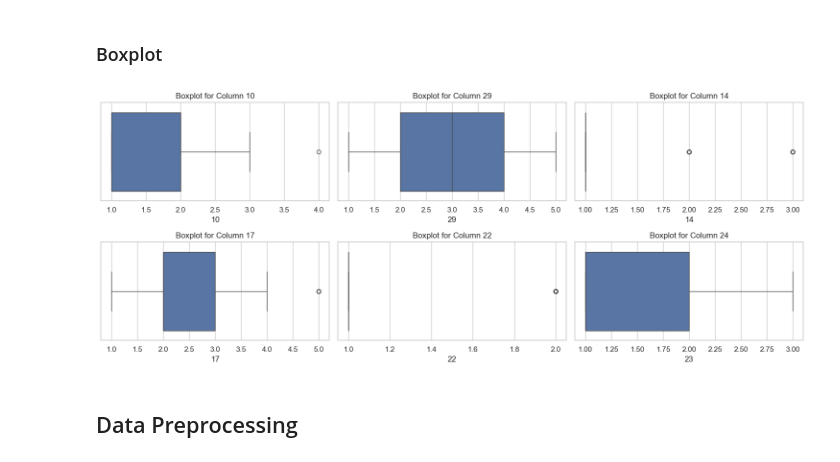
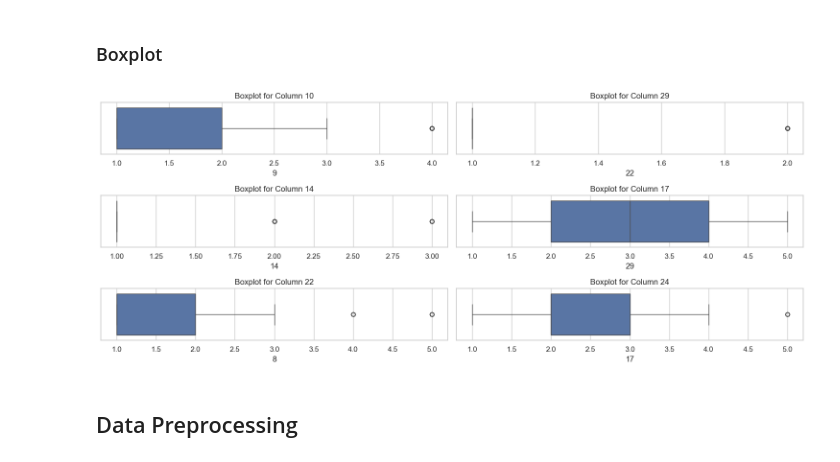
Before and after one commit to waiee/Higher-Education-Students-Performance-Evaluation---Association-Rule-Mining, a Jupyter notebook: test.ipynb, the cells around one changed output. Drawn from its saved outputs; the diff is of its cells as text; code cells hidden in the pictures.

```diff
--- a/test.ipynb
+++ b/test.ipynb
@@ -193,27 +193,29 @@ plt.show()
 # %% [markdown]
 ### Boxplot
 # %%
+dum_df = df.copy()
 sns.set(style="whitegrid")
-fig, axes = plt.subplots(2, 3, figsize=(15, 6))
+fig, axes = plt.subplots(3, 2, figsize=(15, 6))
 
-sns.boxplot(x='10', data=dum_df, ax=axes[0, 0])
+sns.boxplot(x='9', data=dum_df, ax=axes[0, 0])
 axes[0, 0].set_title('Boxplot for Column 10')
-sns.boxplot(x='29', data=dum_df, ax=axes[0, 1])
+sns.boxplot(x='22', data=dum_df, ax=axes[0, 1])
 axes[0, 1].set_title('Boxplot for Column 29')
-sns.boxplot(x='14', data=dum_df, ax=axes[0, 2])
-axes[0, 2].set_title('Boxplot for Column 14')
 
-sns.boxplot(x='17', data=dum_df, ax=axes[1, 0])
-axes[1, 0].set_title('Boxplot for Column 17')
-sns.boxplot(x='22', data=dum_df, ax=axes[1, 1])
-axes[1, 1].set_title('Boxplot for Column 22')
-sns.boxplot(x='23', data=dum_df, ax=axes[1, 2])
-axes[1, 2].set_title('Boxplot for Column 24')
+sns.boxplot(x='14', data=dum_df, ax=axes[1, 0])
+axes[1, 0].set_title('Boxplot for Column 14')
+sns.boxplot(x='29', data=dum_df, ax=axes[1, 1])
+axes[1, 1].set_title('Boxplot for Column 17')
+
+sns.boxplot(x='8', data=dum_df, ax=axes[2, 0])
+axes[2, 0].set_title('Boxplot for Column 22')
+sns.boxplot(x='17', data=dum_df, ax=axes[2, 1])
+axes[2, 1].set_title('Boxplot for Column 24')
 
 plt.tight_layout()
 plt.show()
 # %% [output]
-[figure, old version]
+[figure, new version]
 # %% [markdown]
 ## Data Preprocessing
 # %%
```
